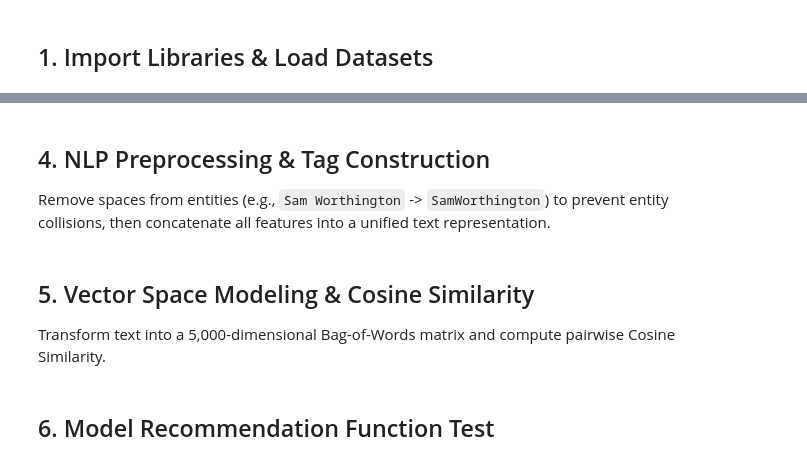
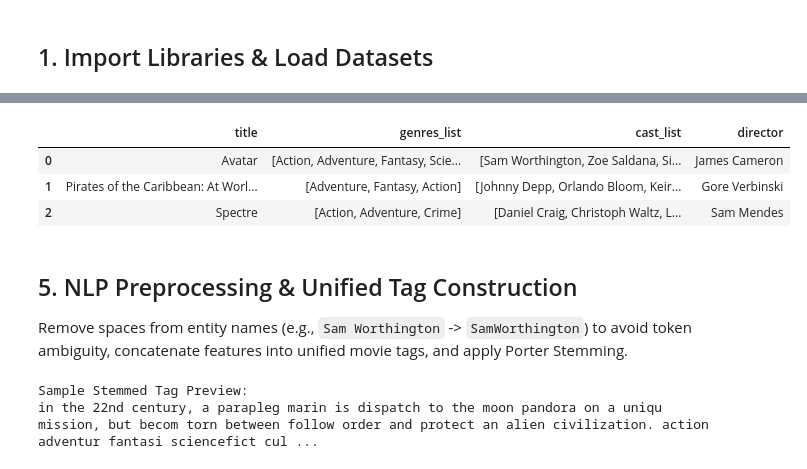
Before and after one commit to Nandinimane511/movie-recommender-system, a Jupyter notebook: Movie_Recommendation_System_EDA.ipynb, the cells around one changed output, grey strips where cells are left out. Saved outputs shown, nothing was run; the diff lists cells and outputs as text; code cells hidden in the pictures.

```diff
--- a/Movie_Recommendation_System_EDA.ipynb
+++ b/Movie_Recommendation_System_EDA.ipynb
@@ -41,26 +96,40 @@ df.head(3)
 # %%
 def extract_names(obj):
-    return [item['name'] for item in ast.literal_eval(obj)]
+    try:
+        return [item['name'] for item in ast.literal_eval(obj)]
+    except Exception:
+        return []
 
 def extract_top3_cast(obj):
-    cast = ast.literal_eval(obj)
-    return [item['name'] for item in cast[:3]]
+    try:
+        cast = ast.literal_eval(obj)
+        return [item['name'] for item in cast[:3]]
+    except Exception:
+        return []
 
 def extract_director(obj):
-    for item in ast.literal_eval(obj):
-        if item.get('job') == 'Director':
-            return item.get('name', 'Unknown')
-    return 'Unknown'
+    try:
+        for item in ast.literal_eval(obj):
+            if item.get('job') == 'Director':
+                return item.get('name', 'Unknown')
+        return 'Unknown'
+    except Exception:
+        return 'Unknown'
 
 df['genres_list'] = df['genres'].apply(extract_names)
 df['keywords_list'] = df['keywords'].apply(extract_names)
 df['cast_list'] = df['cast'].apply(extract_top3_cast)
 df['director'] = df['crew'].apply(extract_director)
 
 df[['title', 'genres_list', 'cast_list', 'director']].head(3)
+# %% [output]
+|  | title | genres_list | cast_list | director |
+| 0 | Avatar | [Action, Adventure, Fantasy, Scie... | [Sam Worthington, Zoe Saldana, Si... | James Cameron |
+| 1 | Pirates of the Caribbean: At Worl... | [Adventure, Fantasy, Action] | [Johnny Depp, Orlando Bloom, Keir... | Gore Verbinski |
+| 2 | Spectre | [Action, Adventure, Crime] | [Daniel Craig, Christoph Waltz, L... | Sam Mendes |
 # %% [markdown]
-## 4. NLP Preprocessing & Tag Construction
-Remove spaces from entities (e.g., `Sam Worthington` -> `SamWorthington`) to prevent entity collisions, then concatenate all features into a unified text representation.
+## 5. NLP Preprocessing & Unified Tag Construction
+Remove spaces from entity names (e.g., `Sam Worthington` -> `SamWorthington`) to avoid token ambiguity, concatenate features into unified movie tags, and apply Porter Stemming.
 # %%
 clean_genres = df['genres_list'].apply(lambda x: [i.replace(' ', '') for i in x])
 clean_keywords = df['keywords_list'].apply(lambda x: [i.replace(' ', '') for i in x])
@@ -77,8 +146,8 @@ def stem_text(text):
     return ' '.join([ps.stem(word) for word in text.split()])
 
 df['tags_stemmed'] = df['tags_string'].apply(stem_text)
-print('Sample Processed Tag:')
-print(df['tags_stemmed'].iloc[0][:200])
+print('Sample Stemmed Tag Preview:')
+print(df['tags_stemmed'].iloc[0][:250] + '...')
+# %% [output]
+Sample Stemmed Tag Preview:
+in the 22nd century, a parapleg marin is dispatch to the moon pandora on a uniqu mission, but becom torn between follow order and protect an alien civilization. action adventur fantasi sciencefict cul ...
-# %% [markdown]
-## 5. Vector Space Modeling & Cosine Similarity
-Transform text into a 5,000-dimensional Bag-of-Words matrix and compute pairwise Cosine Similarity.
@@ -92,2 +153,0 @@ print(f"Similarity matrix shape: {similarity.shape}")
-# %% [markdown]
-## 6. Model Recommendation Function Test
```
Also changed, not shown: parts of 17 cells of this notebook, 1 other file.
